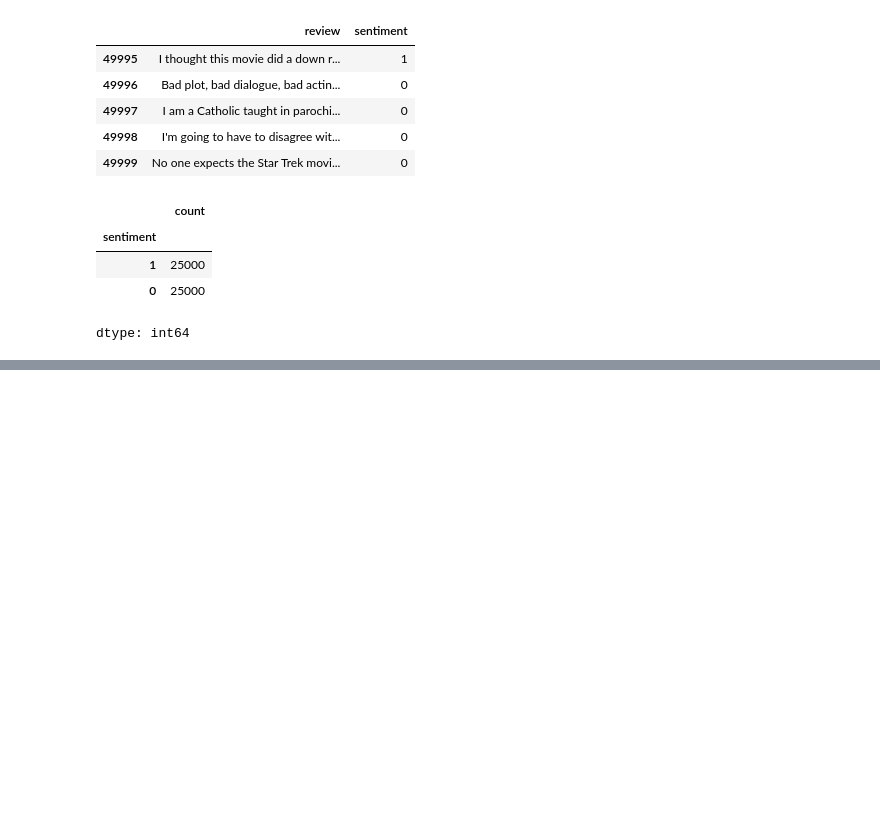
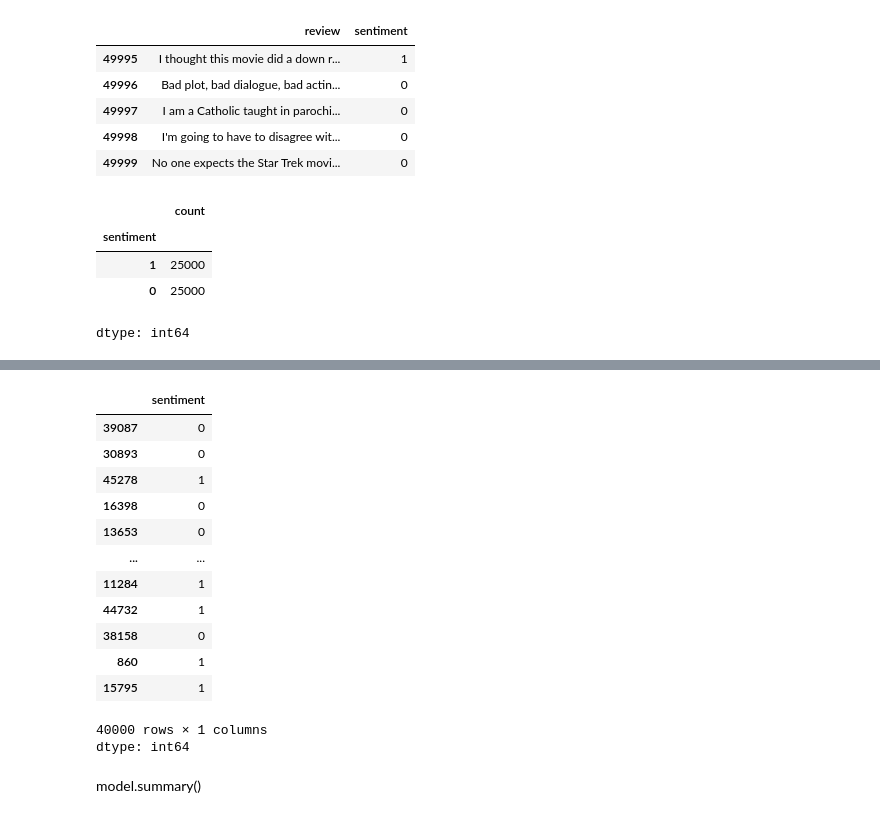
Before and after one commit to uttkarsh123-shiv/CineSentiment, a Jupyter notebook: CineSentiment.ipynb, the cells around one changed output, grey strips where cells are left out. Drawn from its saved outputs; the diff is of its cells as text; code cells hidden in the pictures; blank space fills up the shorter version.

```diff
--- a/CineSentiment.ipynb
+++ b/CineSentiment.ipynb
@@ -72,0 +81,2 @@ dtype: int64
+# %%
+train_data, test_data = train_test_split(data, test_size = 0.2, random_state=42)
@@ -72,0 +117,20 @@ dtype: int64
+# %%
+y_train = train_data["sentiment"]
+y_test = test_data["sentiment"]
+# %%
+y_train
+# %% [output]
+|  | sentiment |
+| 39087 | 0 |
+| 30893 | 0 |
+| 45278 | 1 |
+| 16398 | 0 |
+| 13653 | 0 |
+| ... | ... |
+| 11284 | 1 |
+| 44732 | 1 |
+| 38158 | 0 |
+| 860 | 1 |
+| 15795 | 1 |
+40000 rows × 1 columns
+dtype: int64
@@ -72,0 +144,2 @@ dtype: int64
+# %% [markdown]
+model.summary()
```
Also changed, not shown: parts of 22 cells of this notebook.
